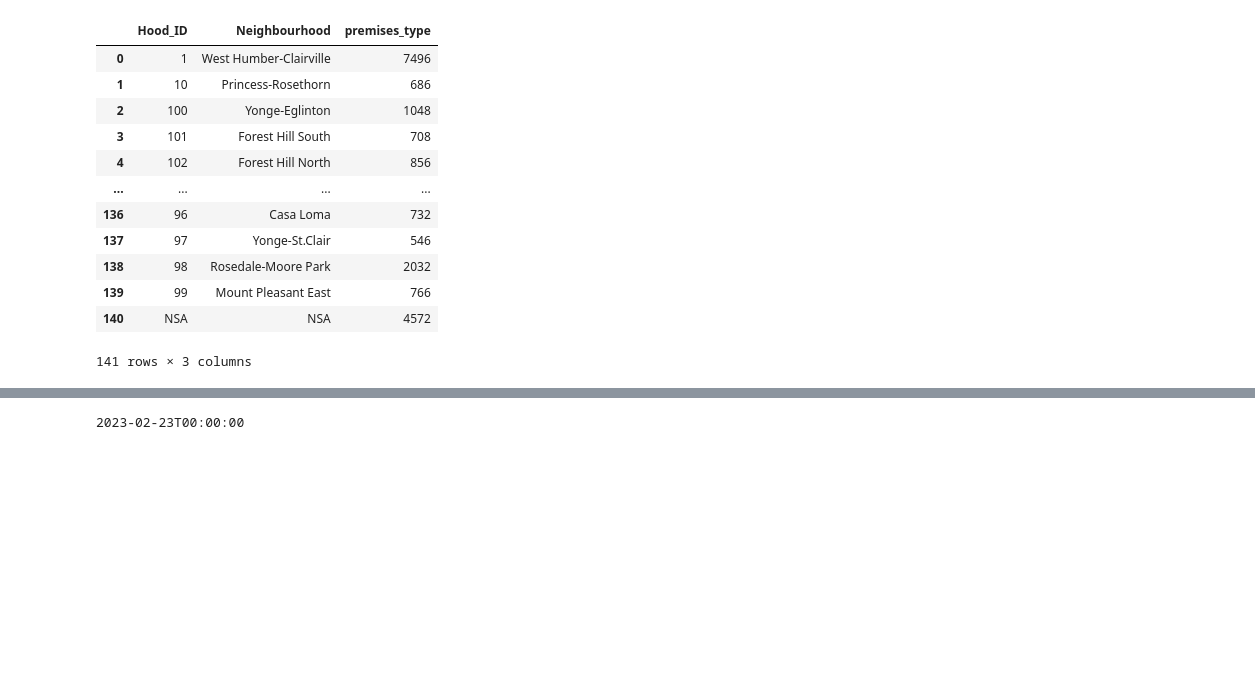
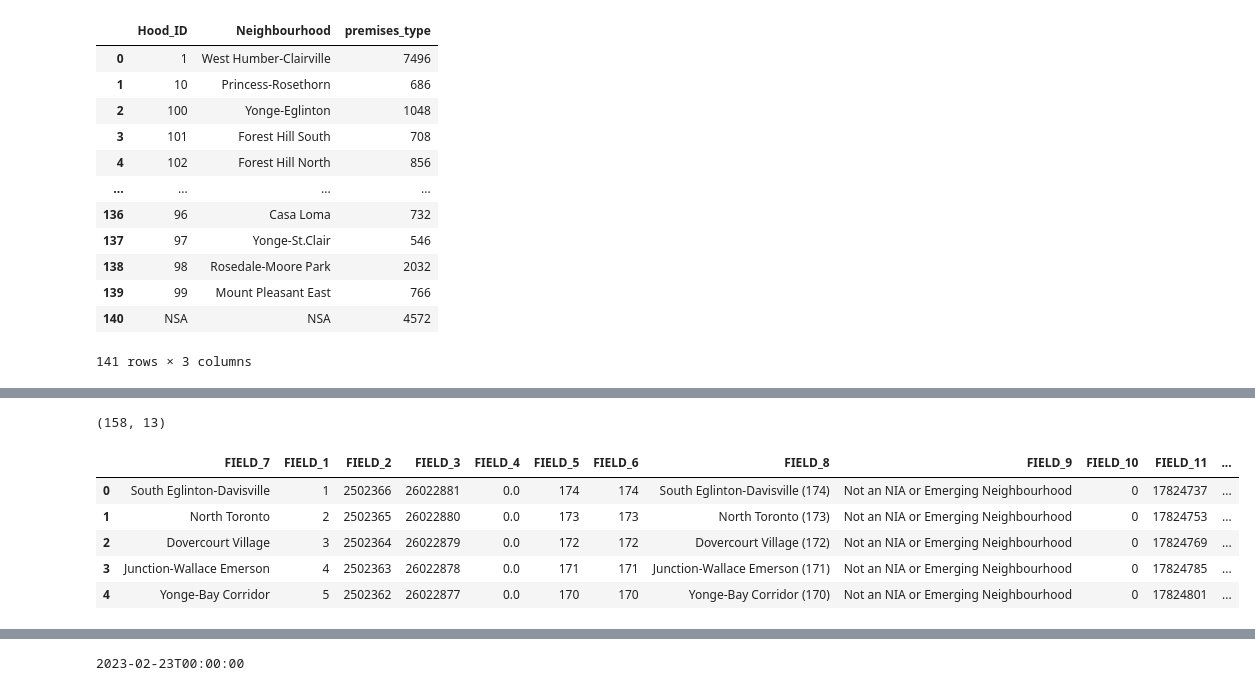
Before and after one commit to sanoliv/SCS_3253_061-Machine-Learning, a Jupyter notebook: Toronto_Police_Major_Crime_Indicators_MCI.ipynb, the cells around one changed output, grey strips where cells are left out. Cells and saved outputs as stored; diff of their text form; code cells hidden in the pictures; blank space fills up the shorter version.

```diff
--- a/Toronto_Police_Major_Crime_Indicators_MCI.ipynb
+++ b/Toronto_Police_Major_Crime_Indicators_MCI.ipynb
@@ -746,3 +749,9 @@ data_gp
 | 139 | 99 | Mount Pleasant East | 766 |
 | 140 | NSA | NSA | 4572 |
 141 rows × 3 columns
+# %%
+### Exploring the data to gain insigths / Group by 'Hood_ID','Neighbourhood' and count // March 8, 2023
+data['count'] = 1
+dataByNeighbourhood = data.groupby('Neighbourhood').count()[['count']].reset_index()
+dataByNeighbourhood['Neighbourhood'] = dataByNeighbourhood['Neighbourhood'].str.lower()
+dataByNeighbourhood.sort_values('count', ascending=False).head(10)
@@ -764,0 +812,5 @@ nh.shape
+# %%
+merged = regions.set_index('FIELD_7').join(dataByNeighbourhood.set_index('Neighbourhood'))
+merged = merged.reset_index()
+merged = merged.fillna(0)
+merged[['FIELD_7', 'geometry', 'count']].sample(5)
@@ -764,0 +824,13 @@ nh.shape
+# %%
+merged.shape
+# %% [output]
+(158, 13)
+# %%
+merged.head()
+# %% [output]
+|  | FIELD_7 | FIELD_1 | FIELD_2 | FIELD_3 | FIELD_4 | FIELD_5 | FIELD_6 | FIELD_8 | FIELD_9 | FIELD_10 | FIELD_11 | ... |
+| 0 | South Eglinton-Davisville | 1 | 2502366 | 26022881 | 0.0 | 174 | 174 | South Eglinton-Davisville (174) | Not an NIA or Emerging Neighbourhood | 0 | 17824737 | ... |
+| 1 | North Toronto | 2 | 2502365 | 26022880 | 0.0 | 173 | 173 | North Toronto (173) | Not an NIA or Emerging Neighbourhood | 0 | 17824753 | ... |
+| 2 | Dovercourt Village | 3 | 2502364 | 26022879 | 0.0 | 172 | 172 | Dovercourt Village (172) | Not an NIA or Emerging Neighbourhood | 0 | 17824769 | ... |
+| 3 | Junction-Wallace Emerson | 4 | 2502363 | 26022878 | 0.0 | 171 | 171 | Junction-Wallace Emerson (171) | Not an NIA or Emerging Neighbourhood | 0 | 17824785 | ... |
+| 4 | Yonge-Bay Corridor | 5 | 2502362 | 26022877 | 0.0 | 170 | 170 | Yonge-Bay Corridor (170) | Not an NIA or Emerging Neighbourhood | 0 | 17824801 | ... |
```
Also changed, not shown: parts of 29 cells of this notebook.
